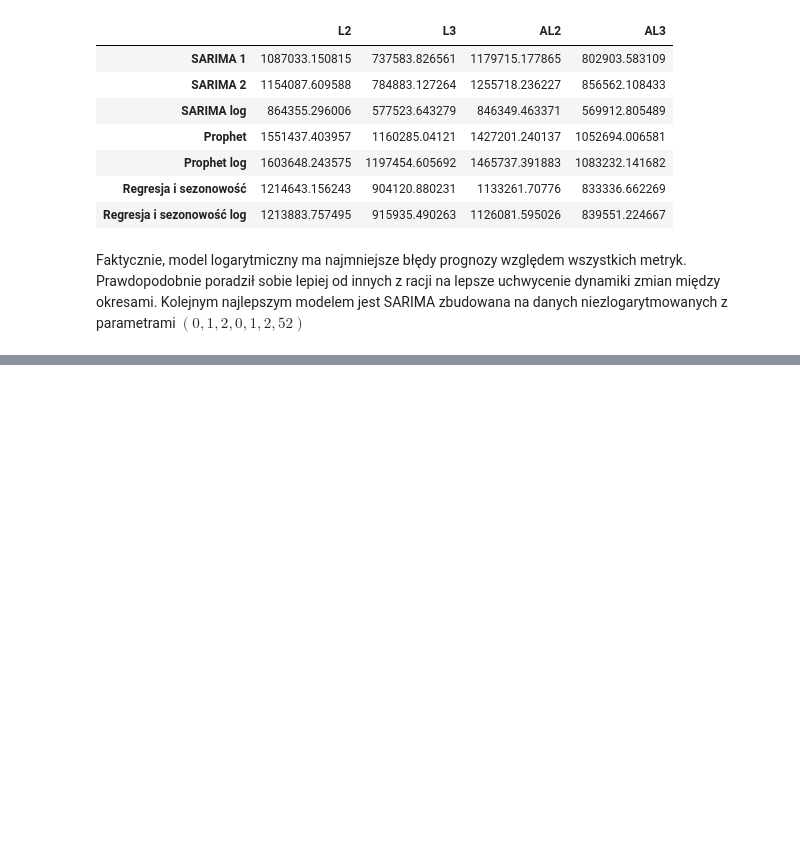
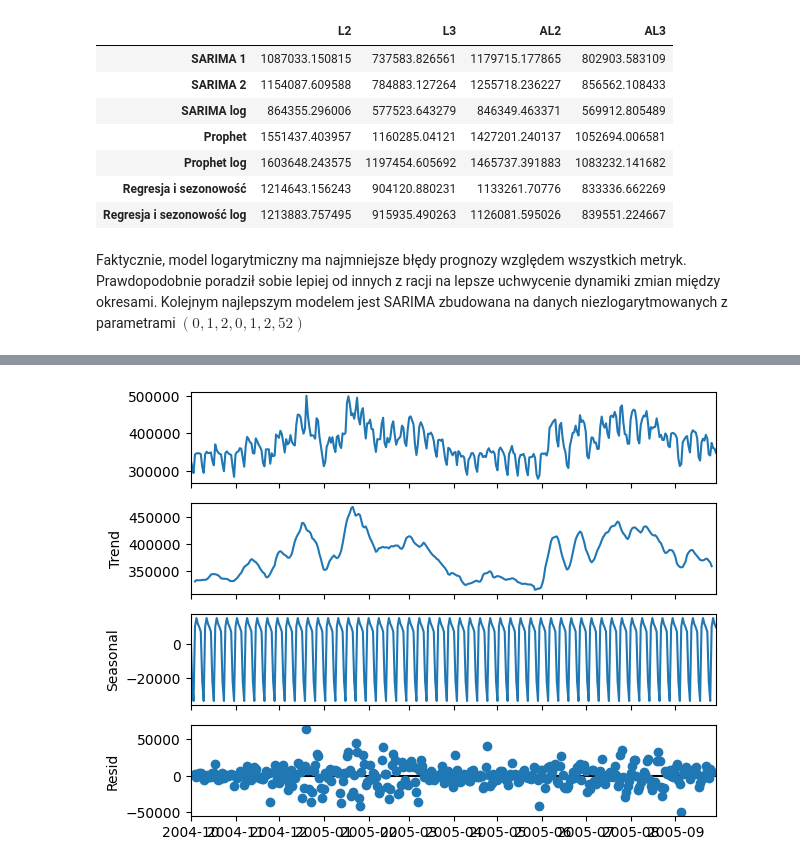
Before and after one commit to bartoszd96/TSProject, a Jupyter notebook: pipeline/Raport.ipynb, the cells around one changed output, grey strips where cells are left out. Saved outputs shown, nothing was run; the diff lists cells and outputs as text; code cells hidden in the pictures; blank space fills up the shorter version.

```diff
--- a/pipeline/Raport.ipynb
+++ b/pipeline/Raport.ipynb
@@ -301,0 +344,6 @@ Faktycznie, model logarytmiczny ma najmniejsze błędy prognozy względem wszyst
+# %%
+decomp_b = seasonal_decompose(df[:364], model = 'additive', period = 7)
+decomp_b.plot()
+plt.show()
+# %% [output]
+[figure, added]
```
Also changed, not shown: parts of 92 cells of this notebook.
